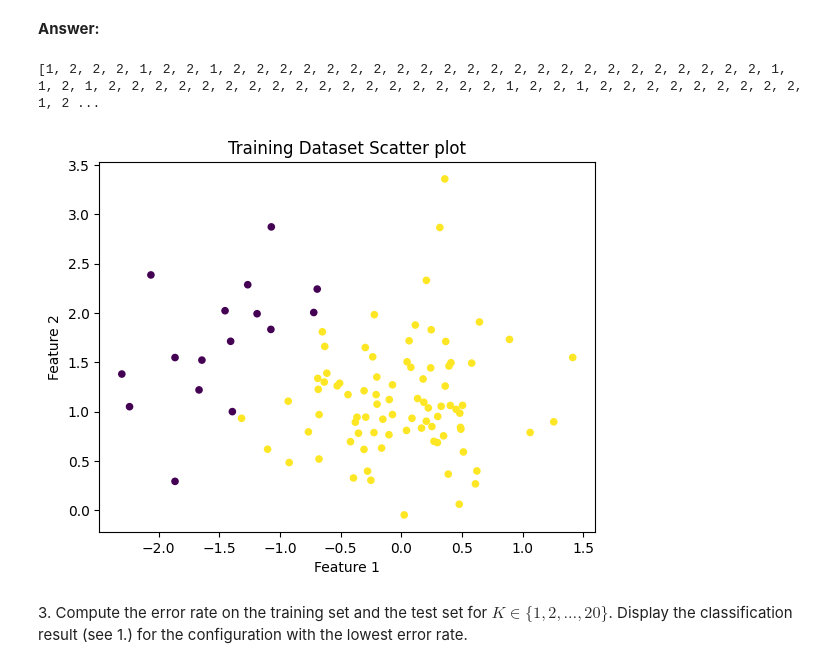
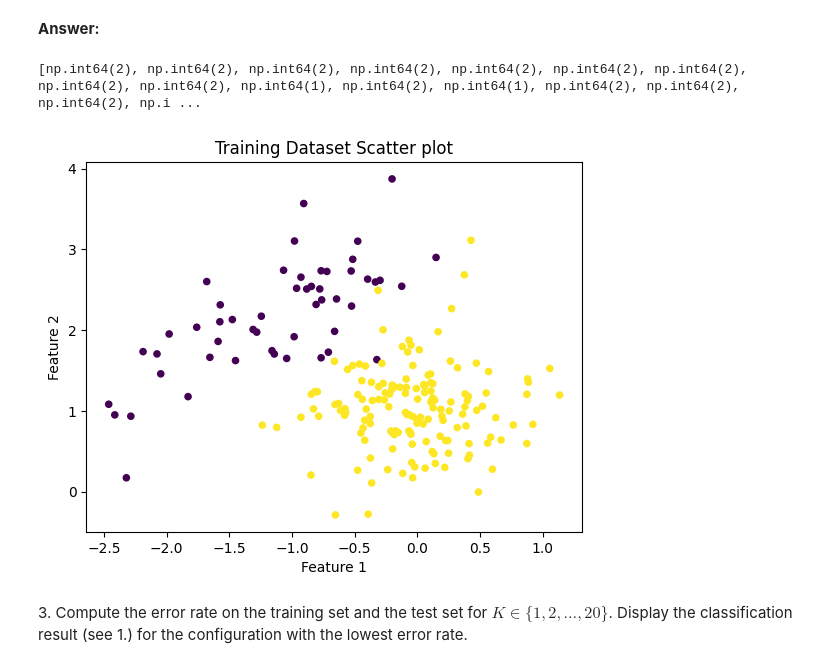
Before and after one commit to farahamorri/python_sdia, a Jupyter notebook: Labs/Lab4/lab4.ipynb, the cells around one changed output. Drawn from its saved outputs; the diff is of its cells as text; code cells hidden in the pictures.

```diff
--- a/Labs/Lab4/lab4.ipynb
+++ b/Labs/Lab4/lab4.ipynb
@@ -117,19 +117,19 @@ def knn(X_train, y_train, X_test, K=5):
         y_pred.append(majority_class)
     return y_pred
 # %%
-y_pred = knn(x_train, class_train, x_train)
+y_pred = knn(x_train, class_train, x_test)
 
 print(y_pred)
 # %% [output]
-[1, 2, 2, 2, 1, 2, 2, 1, 2, 2, 2, 2, 2, 2, 2, 2, 2, 2, 2, 2, 2, 2, 2, 2, 2, 2, 2, 2, 2, 2, 2, 1, 1, 2, 1, 2, 2, 2, 2, 2, 2, 2, 2, 2, 2, 2, 2, 2, 2, 2, 2, 2, 1, 2, 2, 1, 2, 2, 2, 2, 2, 2, 2, 2, 2, 1, 2 ...
+[np.int64(2), np.int64(2), np.int64(2), np.int64(2), np.int64(2), np.int64(2), np.int64(2), np.int64(2), np.int64(2), np.int64(1), np.int64(2), np.int64(1), np.int64(2), np.int64(2), np.int64(2), np.i ...
 # %%
-plt.scatter(x_train[:, 0], x_train[:, 1], c=y_pred, cmap="viridis", s=20)
+plt.scatter(x_test[:, 0], x_test[:, 1], c=y_pred, cmap="viridis", s=20)
 plt.xlabel("Feature 1")
 plt.ylabel("Feature 2")
 plt.title("Training Dataset Scatter plot")
 plt.show()
 # %% [output]
-[figure, old version]
+[figure, new version]
 # %% [markdown]
 3\. Compute the error rate on the training set and the test set for $K \in \{1,2, \dotsc, 20\}$. Display the classification result (see 1.) for the configuration with the lowest error rate.
 # %% [markdown]
```
Also changed, not shown: parts of 2 cells of this notebook, 3 other files.
